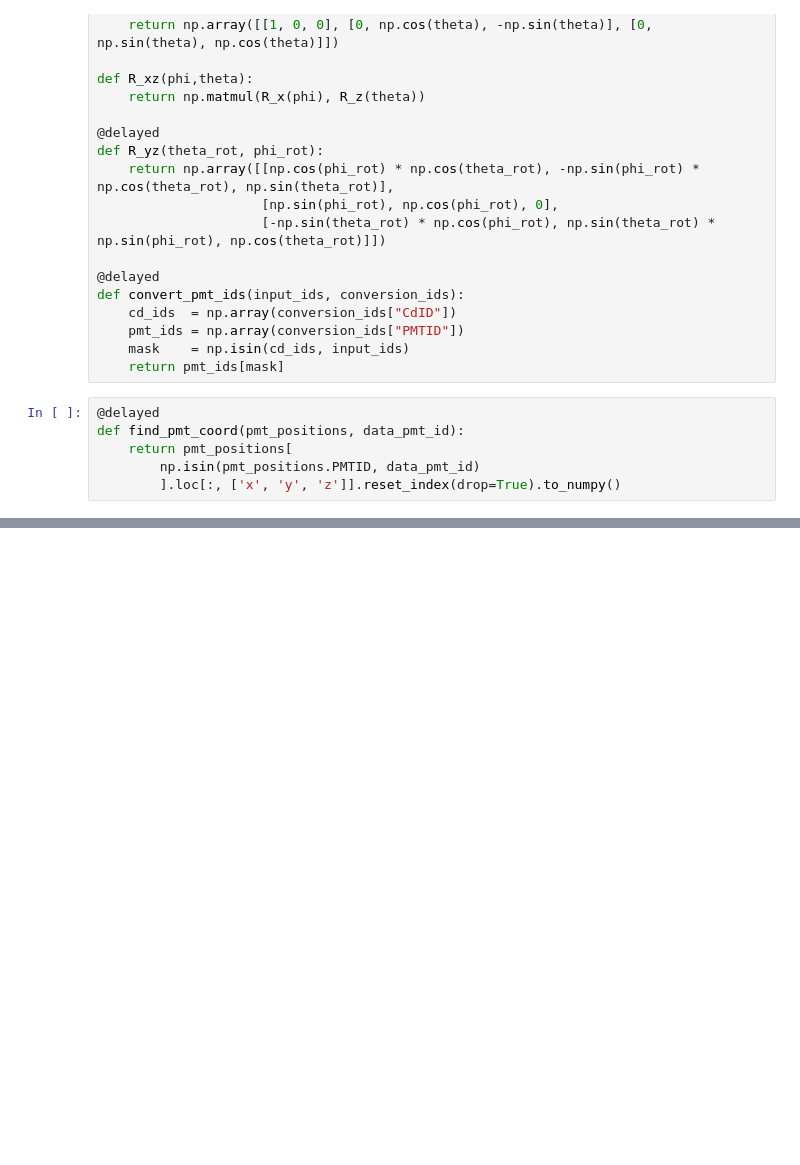
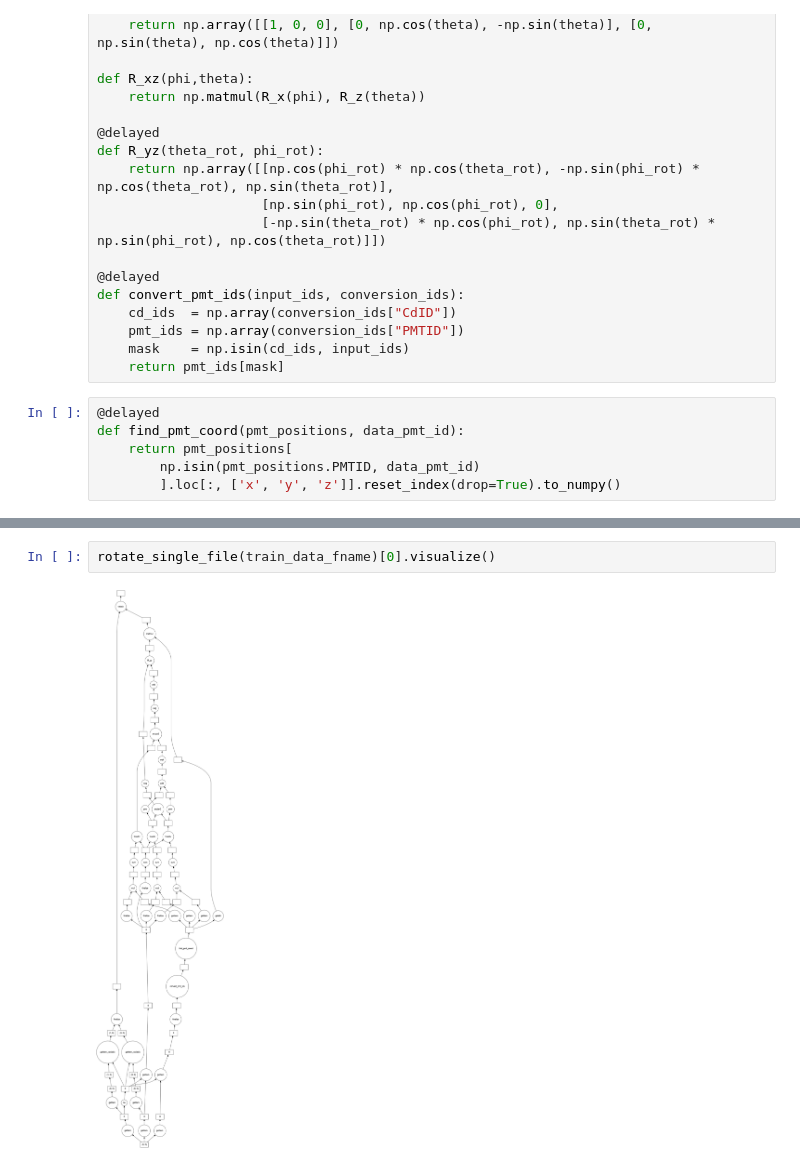
Before and after one commit to c0pp1/distributed-juno, a Jupyter notebook: dask/dask_mapping.ipynb, the cells around one changed output, grey strips where cells are left out. Saved outputs shown, nothing was run; the diff lists cells and outputs as text; blank space fills up the shorter version.

```diff
--- a/dask/dask_mapping.ipynb
+++ b/dask/dask_mapping.ipynb
@@ -485,0 +666,4 @@ result = client.gather(result)
+# %%
+rotate_single_file(train_data_fname)[0].visualize()
+# %% [output]
+[figure, added]
```
Also changed, not shown: parts of 31 cells of this notebook.
